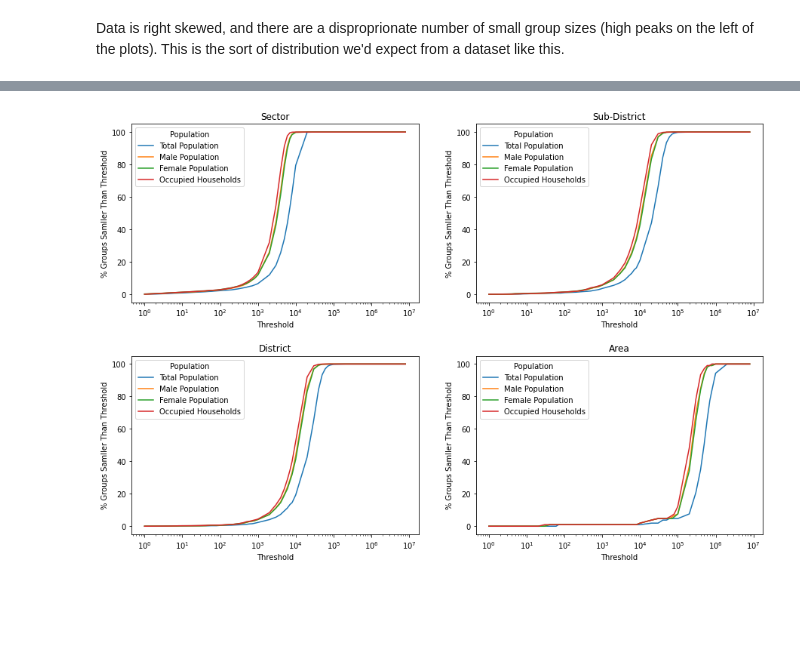
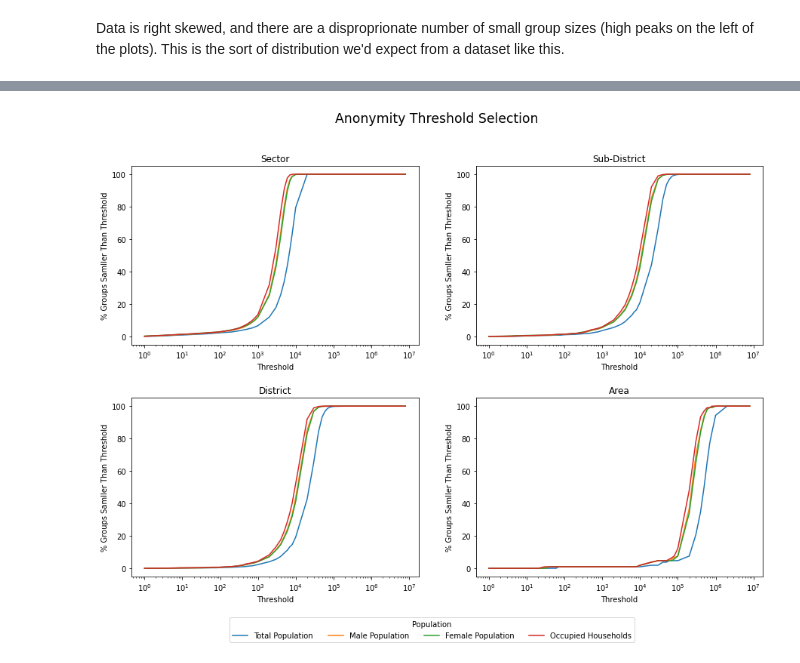
Before and after one commit to adhardy/mirador-task-sheet, a Jupyter notebook: postcode analysis/postcodes.ipynb, the cells around one changed output, grey strips where cells are left out. Drawn from its saved outputs; the diff is of its cells as text; code cells hidden in the pictures; blank space fills up the shorter version.

```diff
--- a/postcode analysis/postcodes.ipynb
+++ b/postcode analysis/postcodes.ipynb
@@ -201,15 +199,21 @@ import warnings
 warnings.filterwarnings('ignore', module="pandas", lineno=400)
 # performance warning, not worried for this
 warnings.filterwarnings('ignore', module="IPython", lineno=2894)
+# non dangerous warning from fig.legend line
+warnings.filterwarnings('ignore', message="You have mixed positional and keyword arguments")
 
 fig, axs = plt.subplots(2,2, figsize=(15,10))
 plt.subplots_adjust(wspace=0.2,
                     hspace=0.3)
 
+
 coords = ((0,0),(0,1),(1,0),(1,1))
 
 #for each population, plot the number of groups smaller than the threshold
 for i in range (0,4):
-    df_threshold_group_count_pivot[("Groups Below Threshold %", populations[i])].plot(logx=True, xlabel="Threshold", ylabel=r"% Groups Samller Than Threshold", title=populations[i], ax=axs[coords[i]])
-    axs[coords[i]].legend(title="Postcode Part")
+    df_threshold_group_count_pivot[("Groups Below Threshold %", populations[i])].plot(legend=False,logx=True, xlabel="Threshold", ylabel=r"% Groups Samller Than Threshold", title=populations[i], ax=axs[coords[i]])
+
+fig.suptitle("Anonymity Threshold Selection", size="xx-large")
+fig.legend(axs, title="Postcode Parts", labels=postcode_parts, loc="lower center", ncol=len(postcode_parts))
+plt.show()
 # %% [output]
@@ -235,13 +241,16 @@ df_threshold_group_count_pivot_population = df_threshold_group_count.pivot(index
 # %%
 fig, axs = plt.subplots(2,2, figsize=(15,10))
 plt.subplots_adjust(wspace=0.2,
                     hspace=0.3)
 
 coords = ((0,0),(0,1),(1,0),(1,1))
 
 #for each population, plot the number of groups smaller than the threshold
 for i in range (0,4):
-    df_threshold_group_count_pivot_population[("Groups Below Threshold %", postcode_parts[i])].plot(logx=True, xlabel="Threshold", ylabel=r"% Groups Samller Than Threshold", title=postcode_parts[i], ax=axs[coords[i]])
-    axs[coords[i]].legend(title="Population")
+    df_threshold_group_count_pivot_population[("Groups Below Threshold %", postcode_parts[i])].plot(legend=False, logx=True, xlabel="Threshold", ylabel=r"% Groups Samller Than Threshold", title=postcode_parts[i], ax=axs[coords[i]])
+
+fig.suptitle("Anonymity Threshold Selection", size="xx-large")
+fig.legend(axs, title="Population", labels=populations, loc="lower center", ncol=len(postcode_parts))
+plt.show()
 # %% [output]
-[figure, old version]
+[figure, new version]
```
Also changed, not shown: parts of 10 cells of this notebook.
